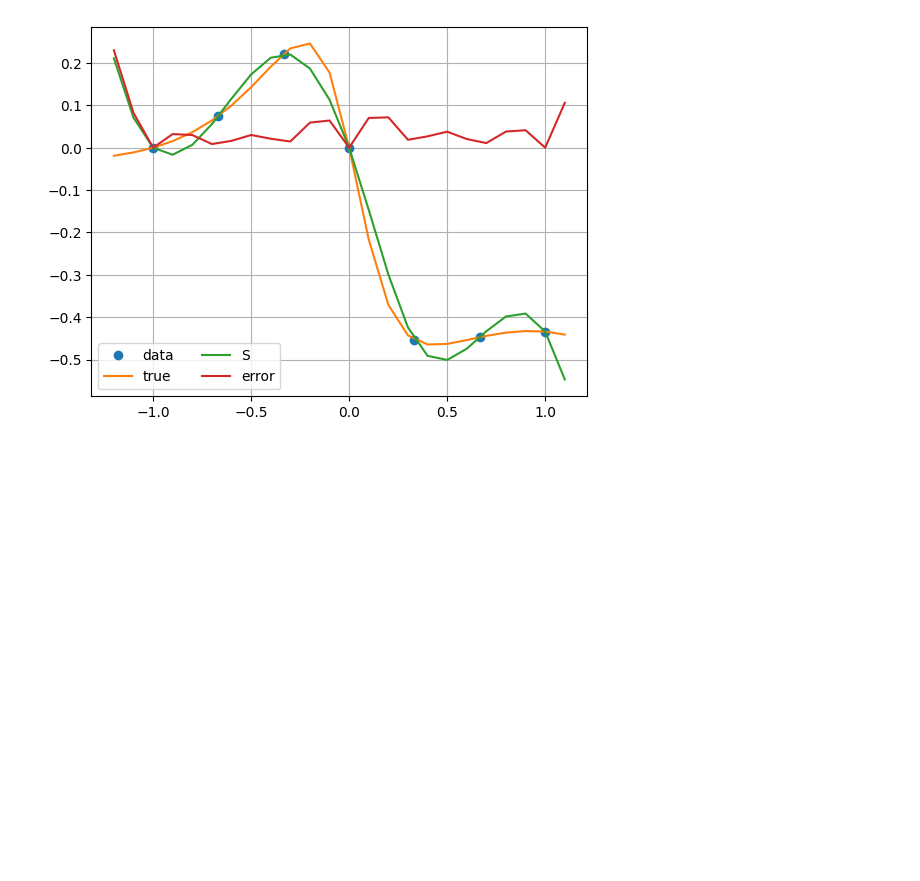
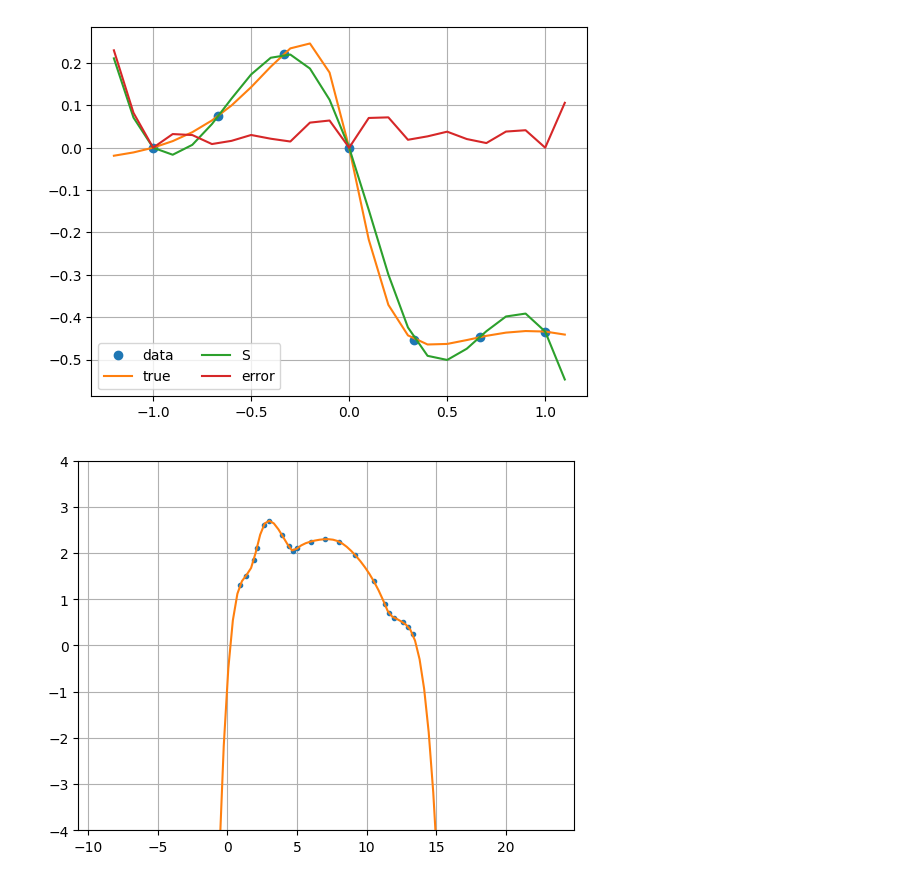
Before and after one commit to Another-DevX/Metodos-computacionales, a Jupyter notebook: interpolacion/splin_cubico.ipynb, the cells around one changed output. Cells and saved outputs as stored; diff of their text form; code cells hidden in the pictures; blank space fills up the shorter version.

```diff
--- a/interpolacion/splin_cubico.ipynb
+++ b/interpolacion/splin_cubico.ipynb
@@ -37,3 +37,20 @@ plt.grid()
 plt.show()
 # %% [output]
 [figure]
+# %%
+x_values = [0.9, 1.3, 1.9, 2.1, 2.6, 3.0, 3.9, 4.4, 4.7, 5.0, 6.0, 7.0, 8.0, 9.2, 10.5, 11.3, 11.6, 12.0, 12.6, 13.0, 13.3]
+f_values = [1.3, 1.5, 1.85, 2.1, 2.6, 2.7, 2.4, 2.15, 2.05, 2.1, 2.25, 2.3, 2.25, 1.95, 1.4, 0.9, 0.7, 0.6, 0.5, 0.4, 0.25]
+xs = np.linspace(min(x_values) - 10, max(x_values) + 10, 100)
+fig, ax = plt.subplots()
+ax .plot(x_values, f_values, '.')
+ax.set_ylim(-4,4)
+ax.grid()
+
+
+cubic_splines = CubicSpline(x_values, f_values)
+
+ax.plot(xs, cubic_splines(xs), label="S" )
+
+fig.show()
+# %% [output]
+[figure, added]
```
